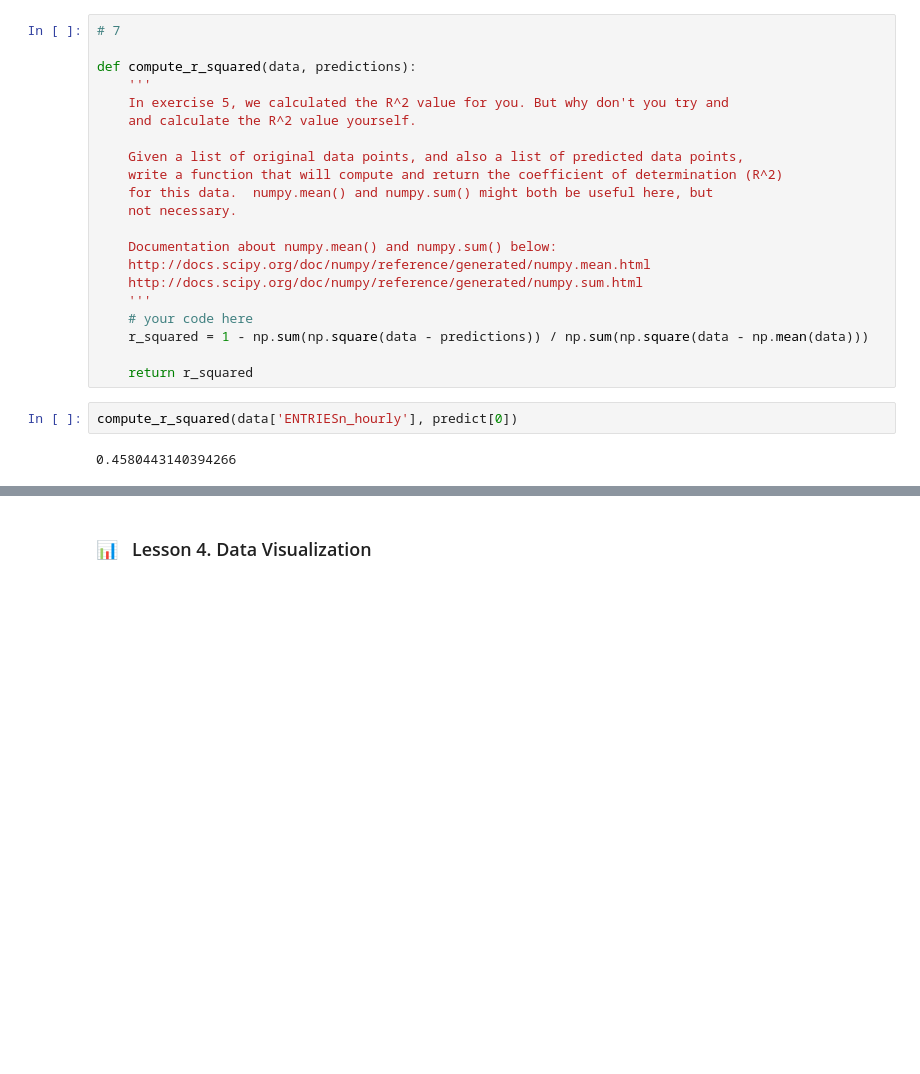
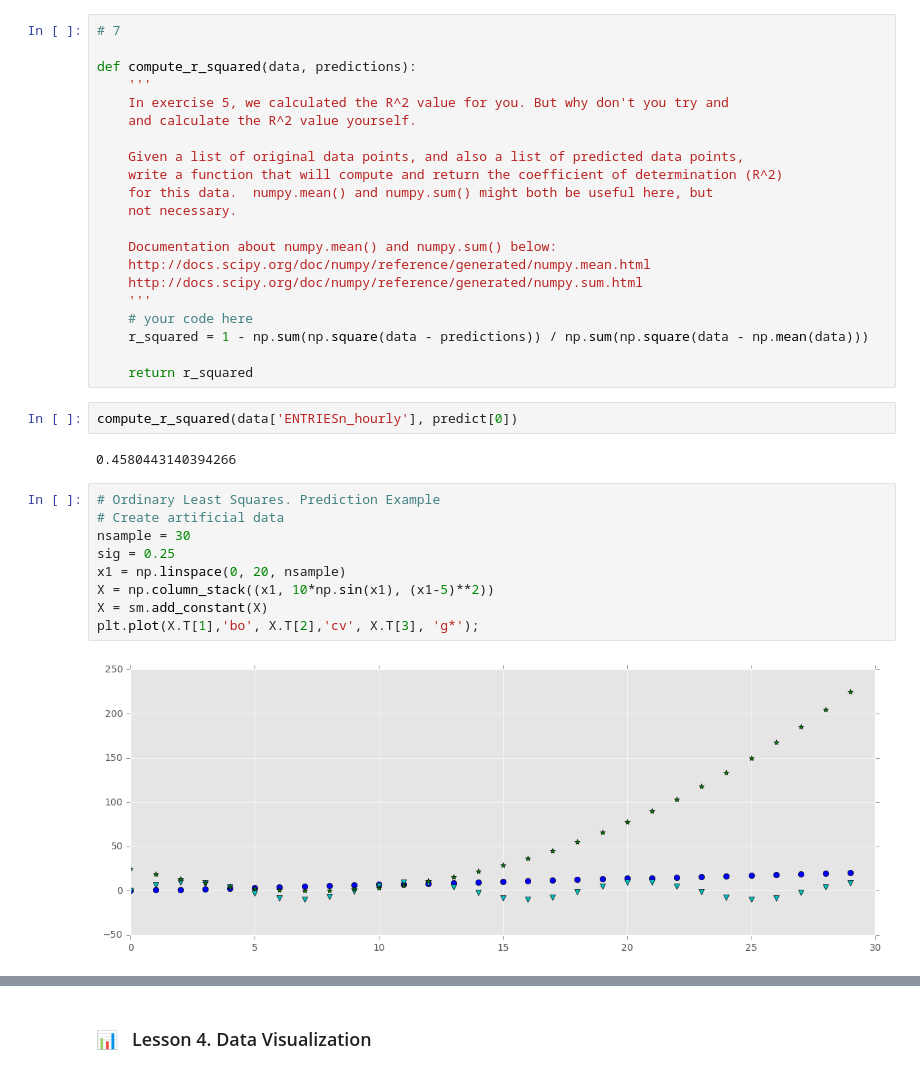
Before and after one commit to OlgaBelitskaya/reflections, a Jupyter notebook: ud359/reflections-ud359-3-4.ipynb, the cells around one changed output, grey strips where cells are left out. Saved outputs shown, nothing was run; the diff lists cells and outputs as text; blank space fills up the shorter version.

```diff
--- a/ud359/reflections-ud359-3-4.ipynb
+++ b/ud359/reflections-ud359-3-4.ipynb
@@ -531,3 +551,14 @@ def compute_r_squared(data, predictions):
 compute_r_squared(data['ENTRIESn_hourly'], predict[0])
 # %% [output]
 0.4580443140394266
+# %%
+# Ordinary Least Squares. Prediction Example
+# Create artificial data
+nsample = 30
+sig = 0.25
+x1 = np.linspace(0, 20, nsample)
+X = np.column_stack((x1, 10*np.sin(x1), (x1-5)**2))
+X = sm.add_constant(X)
+plt.plot(X.T[1],'bo', X.T[2],'cv', X.T[3], 'g*');
+# %% [output]
+[figure, added]
```
Also changed, not shown: parts of 22 cells of this notebook.
